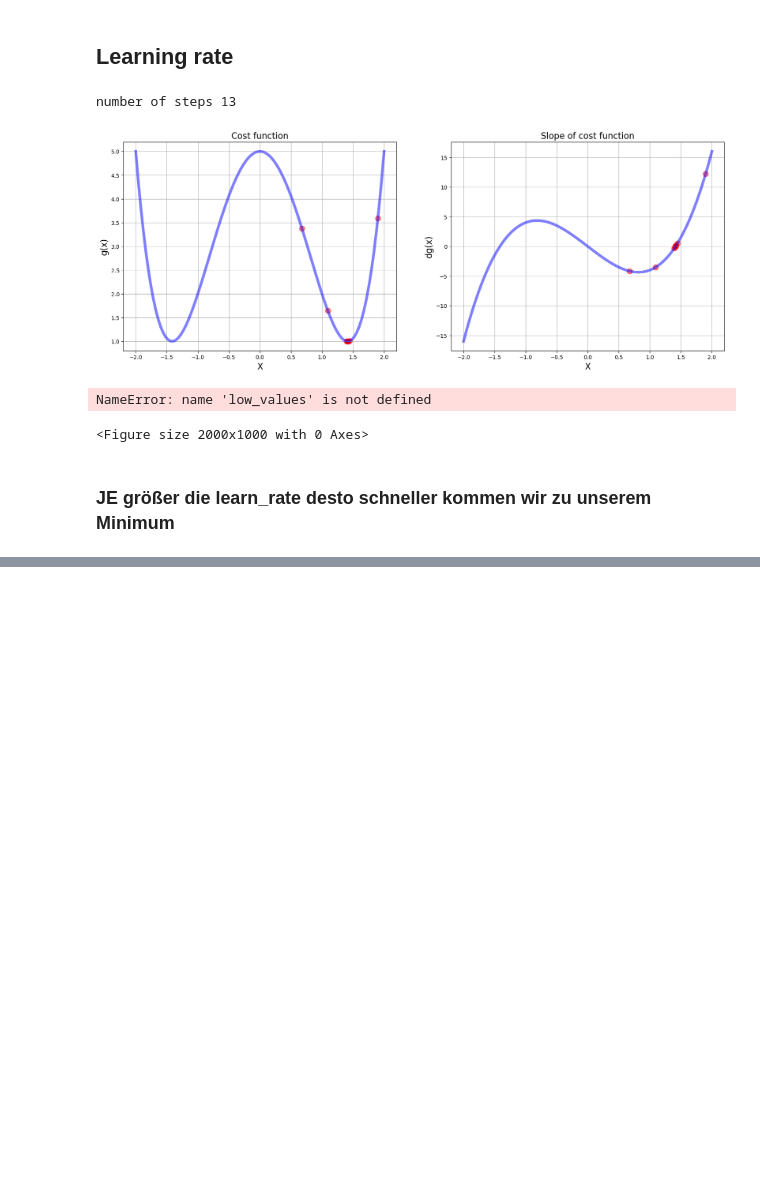
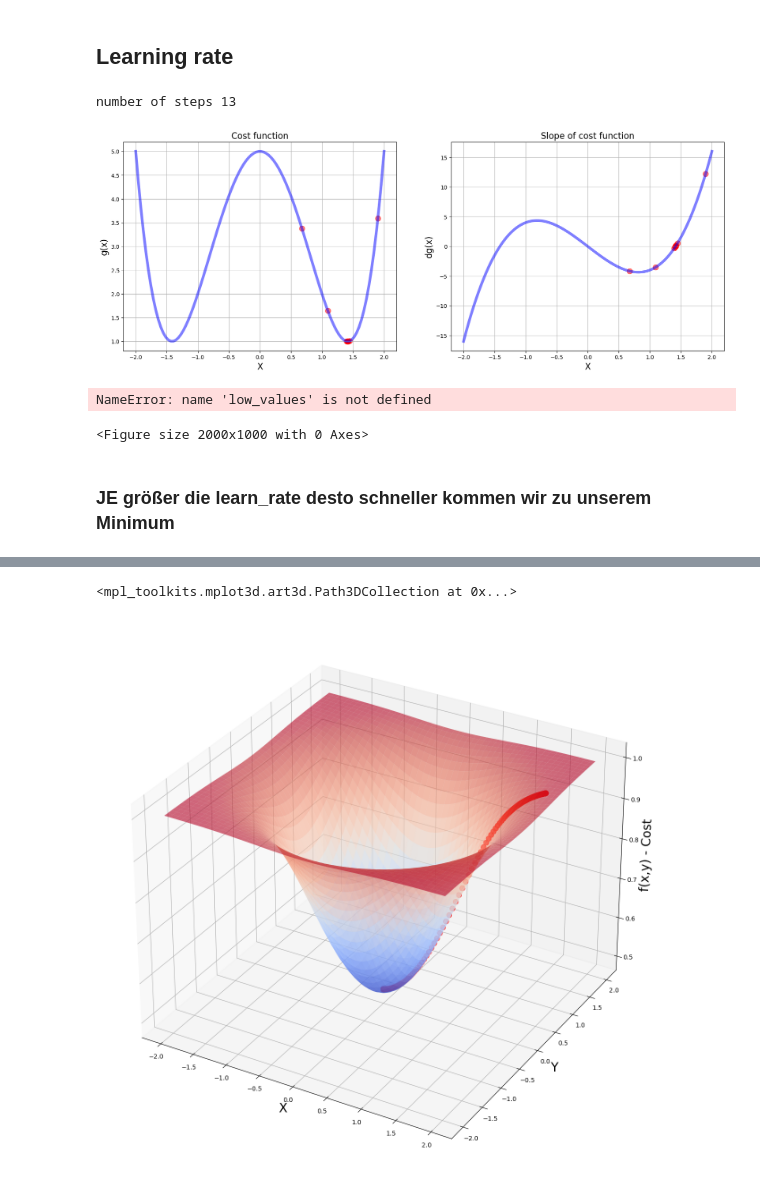
Before and after one commit to TLCasparS/MachineLearningLearner, a Jupyter notebook: Gradient Descent.ipynb, the cells around one changed output, grey strips where cells are left out. Cells and saved outputs as stored; diff of their text form; code cells hidden in the pictures; blank space fills up the shorter version.

```diff
--- a/Gradient Descent.ipynb
+++ b/Gradient Descent.ipynb
@@ -646,0 +701,17 @@ ax.plot_surface(x_4,y_4, f(x_4,y_4), cmap=cm.winter, alpha = 0.6)
+# %%
+# Partielle Ableitungs Funktion example 4:
+
+
+#def fpx(x,y):
+#    return (2*x * np.log(3) * 3**(-x**2 - y**2))/((3**(-x**2 - y**2) +1)**2)
+
+def fpx(x,y): # vereinfacht
+    r = 3**(-x**2 - y**2)
+    return (2*x*math.log(3)*r) / ((r+1)**2)
+
+#def fpy(x,y):
+ #   return (2*y * np.log(3) * 3**(-x**2 - y**2))/((3**(-x**2 - y**2) +1)**2)
+
+def fpy(x,y): # vereinfacht aufgeteilt
+    r = 3**(-x**2 - y**2)
+    return (2*y*math.log(3)*r) / ((r+1)**2)
@@ -646,0 +865,28 @@ ax.plot_surface(x_4,y_4, f(x_4,y_4), cmap=cm.winter, alpha = 0.6)
+# %%
+# haben jetzt eine array mit den 2d werten udn fügen das graphish nun hinzu
+# als scatter plot
+
+# für 3d Plot
+from mpl_toolkits.mplot3d.axes3d import Axes3D
+from matplotlib import cm #colormap
+#die figure funktion hat einen return wert -> eine Figure, den wir speichern wollen
+fig = plt.figure(figsize = [16,16])
+# figure ist wie ein container für anderes
+
+ax = fig.add_subplot(projection='3d') # schafft den 3d Raum
+# gca = get current axis
+
+ax.set_xlabel("X", fontsize = 20)
+ax.set_ylabel("Y", fontsize = 20)
+ax.set_zlabel("f(x,y) - Cost", fontsize = 20)
+
+ax.plot_surface(x_4,y_4, f(x_4,y_4), cmap=cm.coolwarm, alpha = 0.6)
+
+x_vals = values_array[:,0]
+y_vals = values_array[:,1]
+ax.scatter(x_vals,y_vals, f(x_vals,y_vals), color= "red", s =70)
+
+# je blauer desto geringer die Kosten
+# %% [output]
+<mpl_toolkits.mplot3d.art3d.Path3DCollection at 0x...>
+[figure, added]
```
Also changed, not shown: parts of 45 cells of this notebook.
